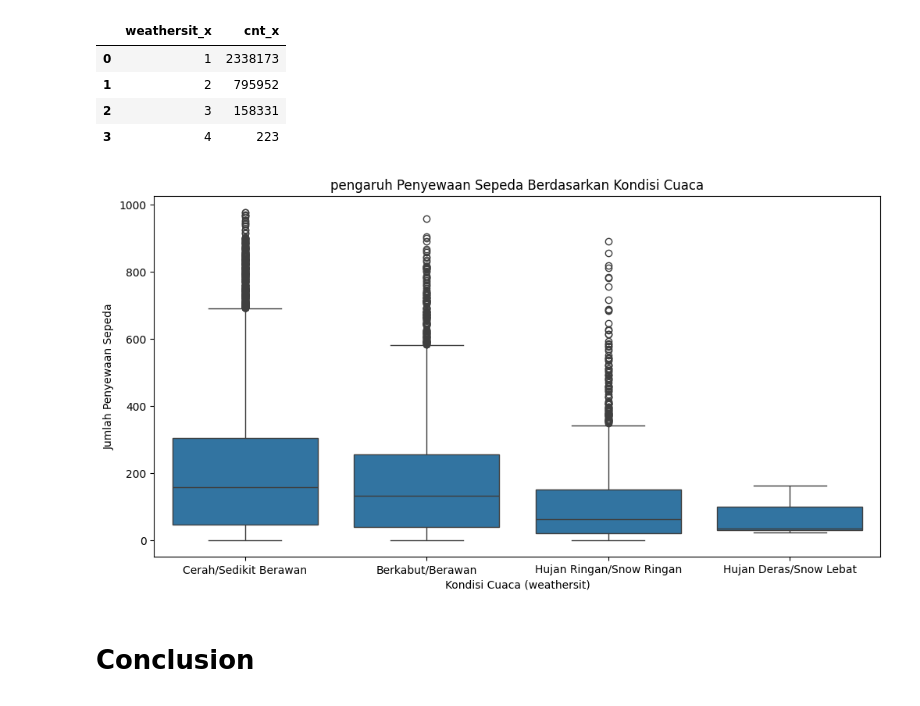
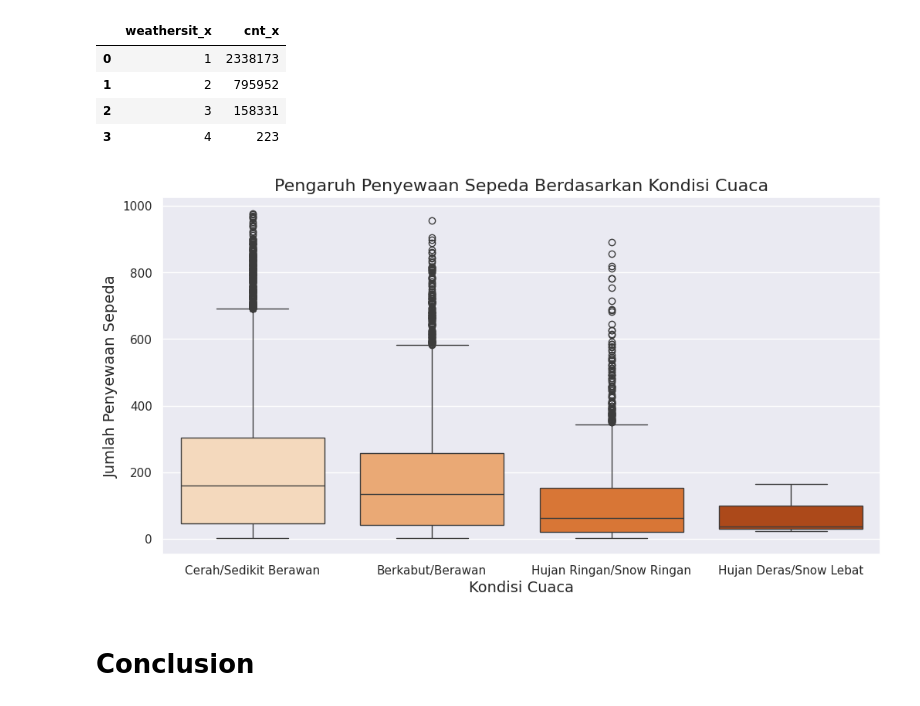
Before and after one commit to rifkurniawan-dev/projek_arif, a Jupyter notebook: Proyek_Analisis_Data_Arif.ipynb, the cells around one changed output. Drawn from its saved outputs; the diff is of its cells as text; code cells hidden in the pictures.

```diff
--- a/Proyek_Analisis_Data_Arif.ipynb
+++ b/Proyek_Analisis_Data_Arif.ipynb
@@ -586,23 +585,29 @@ weather_influence.head(10)
 | 2 | 3 | 158331 |
 | 3 | 4 | 223 |
 # %%
-
-weather_influence = hour_day_df.groupby('weathersit_x')['cnt_x'].sum().sort_values(ascending=False).reset_index()
 weather_mapping = {
     1: 'Cerah/Sedikit Berawan',
     2: 'Berkabut/Berawan',
     3: 'Hujan Ringan/Snow Ringan',
     4: 'Hujan Deras/Snow Lebat'
 }
-hour_df['weathersit'] = hour_df['weathersit'].map(weather_mapping)
+
+hour_day_df['weather_description'] = hour_day_df['weathersit_x'].map(weather_mapping)
 plt.figure(figsize=(12, 6))
-sns.boxplot(x='weathersit', y='cnt', data=hour_df)
-plt.title('pengaruh Penyewaan Sepeda Berdasarkan Kondisi Cuaca')
-plt.xlabel('Kondisi Cuaca (weathersit)')
-plt.ylabel('Jumlah Penyewaan Sepeda')
+sns.boxplot(
+    x='weather_description',
+    y='cnt_x',
+    data=hour_day_df,
+    hue='weather_description',
+    palette='Oranges',
+    dodge=False
+)
+plt.title('Pengaruh Penyewaan Sepeda Berdasarkan Kondisi Cuaca', fontsize=16)
+plt.xlabel('Kondisi Cuaca', fontsize=14)
+plt.ylabel('Jumlah Penyewaan Sepeda', fontsize=14)
 plt.show()
 # %% [output]
-[figure, old version]
+[figure, new version]
 # %% [markdown]
 # Conclusion
 # %% [markdown]
```
Also changed, not shown: parts of 11 cells of this notebook.
